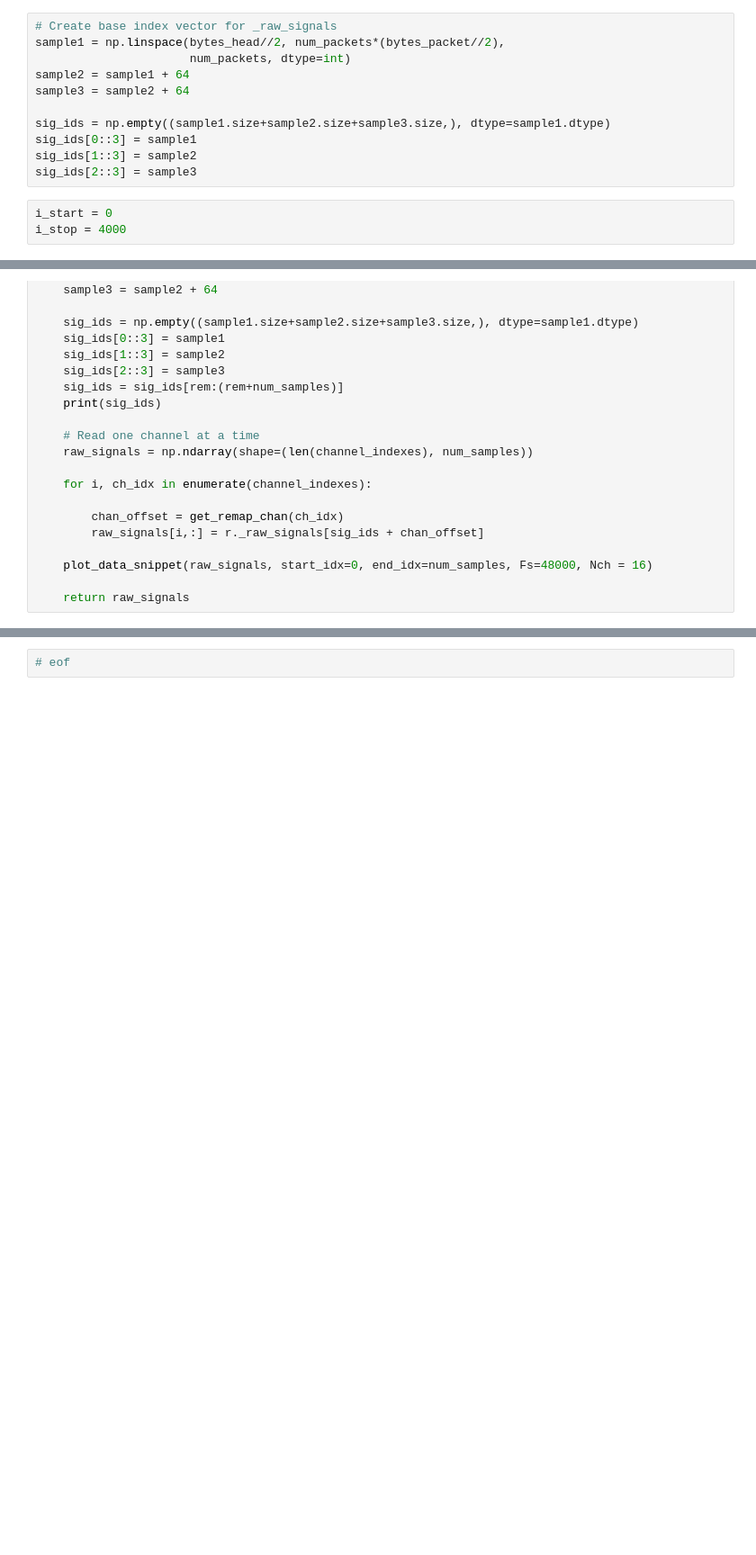
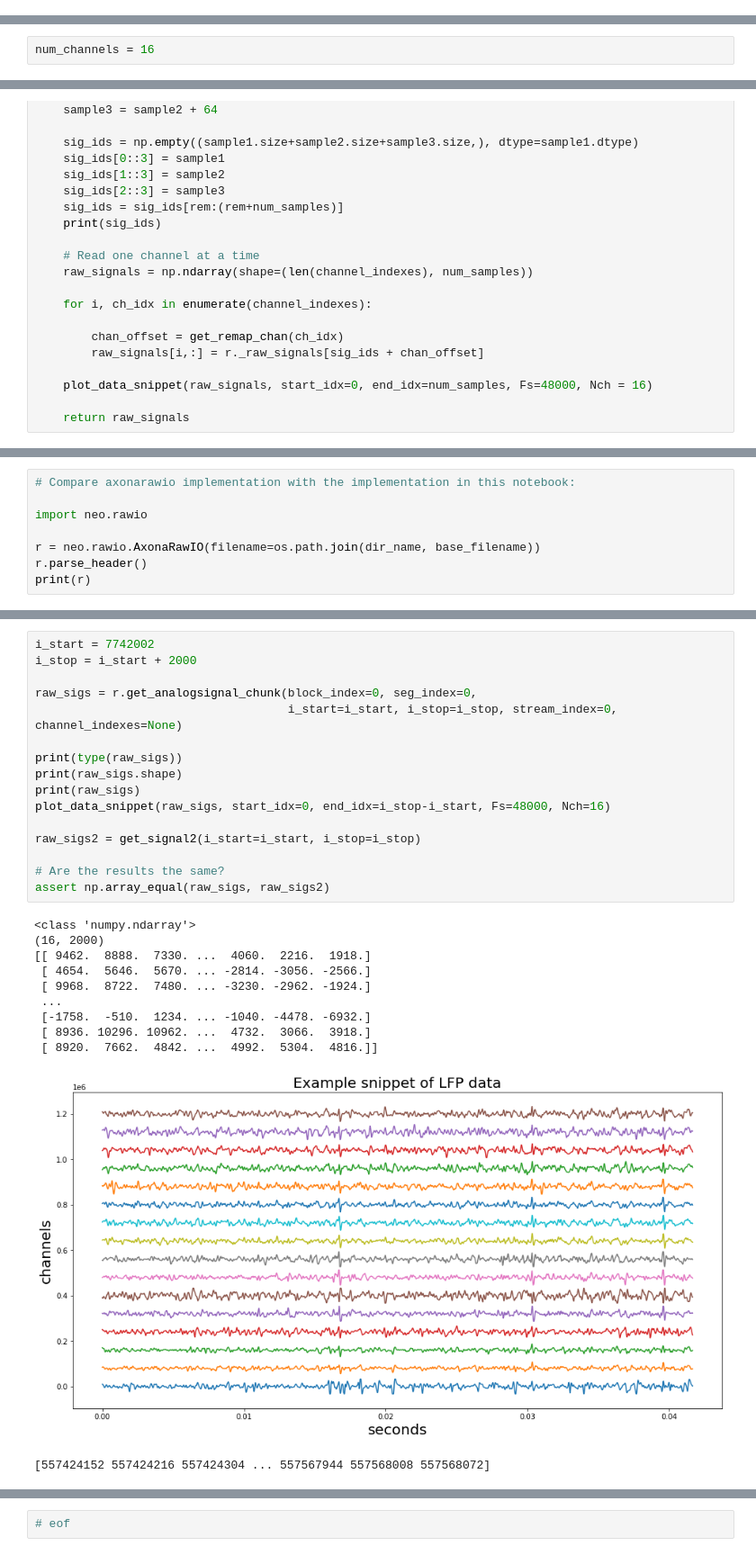
Before and after one commit to NeuralEnsemble/python-neo, a Jupyter notebook: read_axona_bin_cont.ipynb, the cells around one changed output, grey strips where cells are left out. Shown at 90% size. Cells and saved outputs as stored; diff of their text form; blank space fills up the shorter version.

Commit message:
added check for reading cont data using axonarawio

```diff
--- a/read_axona_bin_cont.ipynb
+++ b/read_axona_bin_cont.ipynb
@@ -988,14 +956,0 @@ ValueError: could not broadcast input array from shape (0,) into shape (4000,)
-# %%
-# Create base index vector for _raw_signals
-sample1 = np.linspace(bytes_head//2, num_packets*(bytes_packet//2),
-                      num_packets, dtype=int)
-sample2 = sample1 + 64
-sample3 = sample2 + 64
-
-sig_ids = np.empty((sample1.size+sample2.size+sample3.size,), dtype=sample1.dtype)
-sig_ids[0::3] = sample1
-sig_ids[1::3] = sample2
-sig_ids[2::3] = sample3
-# %%
-i_start = 0
-i_stop = 4000
@@ -1054,0 +961,2 @@ def get_signal1(i_start=0, i_stop=2000, channel_indexes=None):
+# %%
+num_channels = 16
@@ -1105,0 +1047,8 @@ Note that in my previous implementation using np.linspace, there can easily be i
+# %%
+# Compare axonarawio implementation with the implementation in this notebook:
+
+import neo.rawio
+
+r = neo.rawio.AxonaRawIO(filename=os.path.join(dir_name, base_filename))
+r.parse_header()
+print(r)
@@ -1105,0 +1063,28 @@ Note that in my previous implementation using np.linspace, there can easily be i
+# %%
+i_start = 7742002
+i_stop = i_start + 2000
+
+raw_sigs = r.get_analogsignal_chunk(block_index=0, seg_index=0,
+                                    i_start=i_start, i_stop=i_stop, stream_index=0, channel_indexes=None)
+
+print(type(raw_sigs))
+print(raw_sigs.shape)
+print(raw_sigs)
+plot_data_snippet(raw_sigs, start_idx=0, end_idx=i_stop-i_start, Fs=48000, Nch=16)
+
+raw_sigs2 = get_signal2(i_start=i_start, i_stop=i_stop)
+
+# Are the results the same?
+assert np.array_equal(raw_sigs, raw_sigs2)
+# %% [output]
+<class 'numpy.ndarray'>
+(16, 2000)
+[[ 9462.  8888.  7330. ...  4060.  2216.  1918.]
+ [ 4654.  5646.  5670. ... -2814. -3056. -2566.]
+ [ 9968.  8722.  7480. ... -3230. -2962. -1924.]
+ ...
+ [-1758.  -510.  1234. ... -1040. -4478. -6932.]
+ [ 8936. 10296. 10962. ...  4732.  3066.  3918.]
+ [ 8920.  7662.  4842. ...  4992.  5304.  4816.]]
+[figure, added]
+[557424152 557424216 557424304 ... 557567944 557568008 557568072]
```
Also changed, not shown: parts of 14 cells of this notebook.
